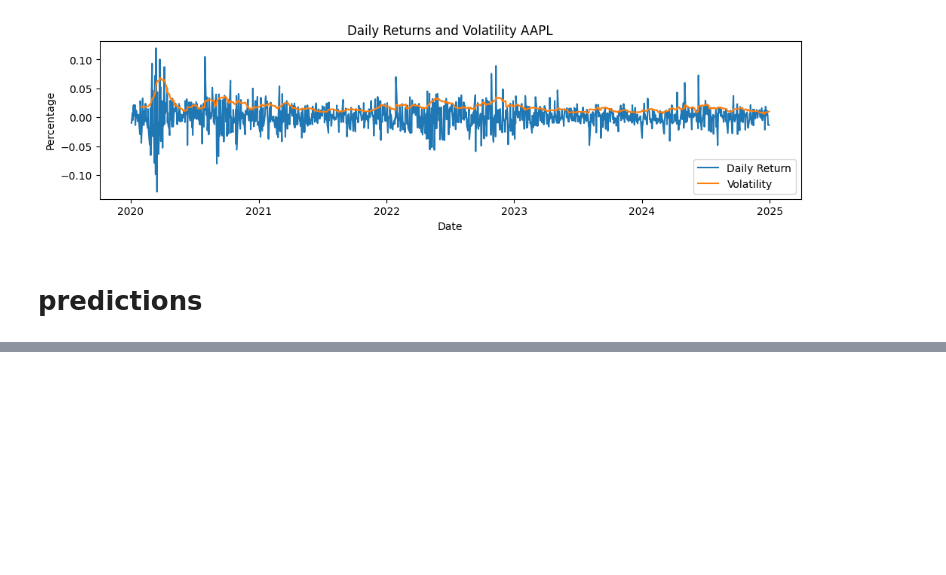
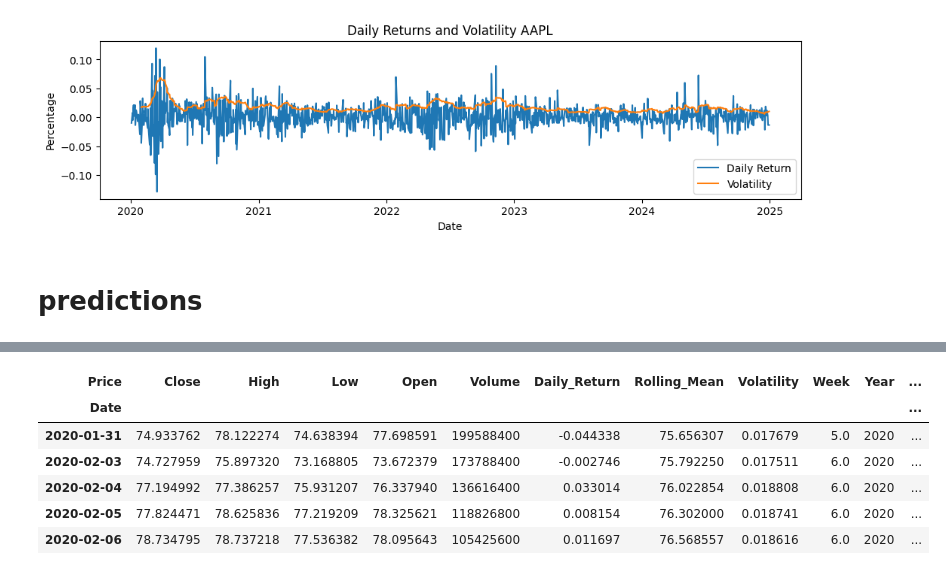
Before and after one commit to kgudalewski/Stocks_analysis, a Jupyter notebook: AAPL_stock_brief_analysis.ipynb, the cells around one changed output, grey strips where cells are left out. Cells and saved outputs as stored; diff of their text form; code cells hidden in the pictures; blank space fills up the shorter version.

```diff
--- a/AAPL_stock_brief_analysis.ipynb
+++ b/AAPL_stock_brief_analysis.ipynb
@@ -414,0 +450,11 @@ All data from this interval 44.534412955465584 : 55.06072874493927 are statistic
+# %%
+data["direction"] = np.where(data["Close"].shift(-1) > data["Close"], 1, -1)
+data.head()
+# %% [output]
+| Price | Close | High | Low | Open | Volume | Daily_Return | Rolling_Mean | Volatility | Week | Year | ... |
+| Date |  |  |  |  |  |  |  |  |  |  | ... |
+| 2020-01-31 | 74.933762 | 78.122274 | 74.638394 | 77.698591 | 199588400 | -0.044338 | 75.656307 | 0.017679 | 5.0 | 2020 | ... |
+| 2020-02-03 | 74.727959 | 75.897320 | 73.168805 | 73.672379 | 173788400 | -0.002746 | 75.792250 | 0.017511 | 6.0 | 2020 | ... |
+| 2020-02-04 | 77.194992 | 77.386257 | 75.931207 | 76.337940 | 136616400 | 0.033014 | 76.022854 | 0.018808 | 6.0 | 2020 | ... |
+| 2020-02-05 | 77.824471 | 78.625836 | 77.219209 | 78.325621 | 118826800 | 0.008154 | 76.302000 | 0.018741 | 6.0 | 2020 | ... |
+| 2020-02-06 | 78.734795 | 78.737218 | 77.536382 | 78.095643 | 105425600 | 0.011697 | 76.568557 | 0.018616 | 6.0 | 2020 | ... |
```
Also changed, not shown: parts of 18 cells of this notebook.
